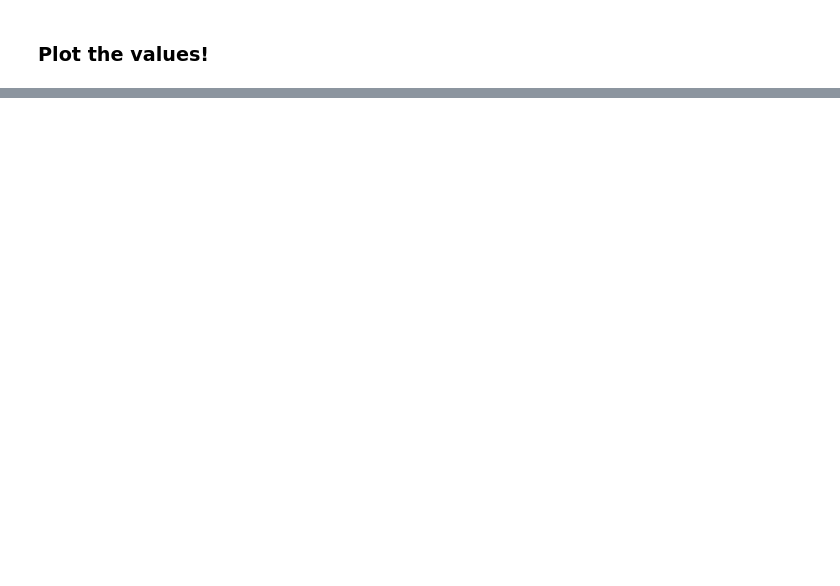
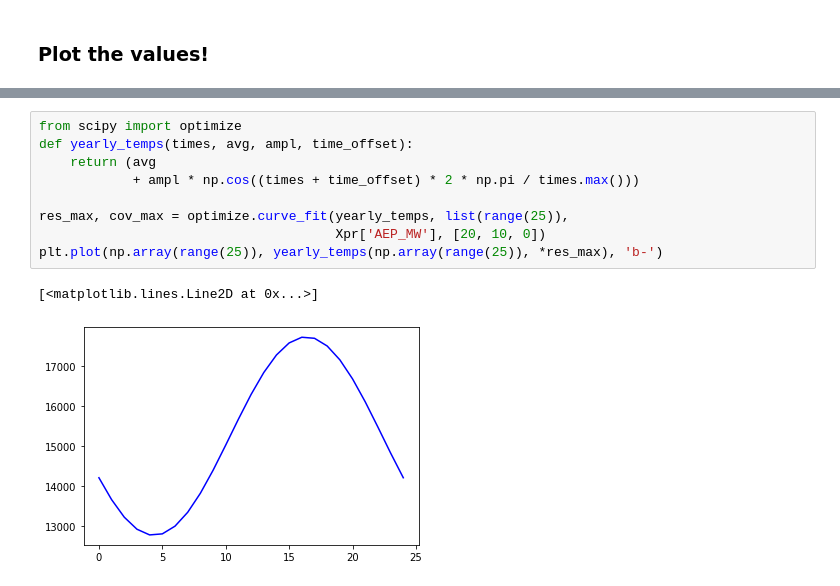
Before and after one commit to jacobazoulay/battery-optimization, a Jupyter notebook: notebooks/Energy.ipynb, the cells around one changed output, grey strips where cells are left out. Saved outputs shown, nothing was run; the diff lists cells and outputs as text; blank space fills up the shorter version.

```diff
--- a/notebooks/Energy.ipynb
+++ b/notebooks/Energy.ipynb
@@ -187,0 +276,12 @@ Deprecated in NumPy 1.20; for more details and guidance: https://numpy.org/devdo
+# %%
+from scipy import optimize
+def yearly_temps(times, avg, ampl, time_offset):
+    return (avg
+            + ampl * np.cos((times + time_offset) * 2 * np.pi / times.max()))
+
+res_max, cov_max = optimize.curve_fit(yearly_temps, list(range(25)),
+                                      Xpr['AEP_MW'], [20, 10, 0])
+plt.plot(np.array(range(25)), yearly_temps(np.array(range(25)), *res_max), 'b-')
+# %% [output]
+[<matplotlib.lines.Line2D at 0x...>]
+[figure, added]
```
Also changed, not shown: parts of 12 cells of this notebook.
